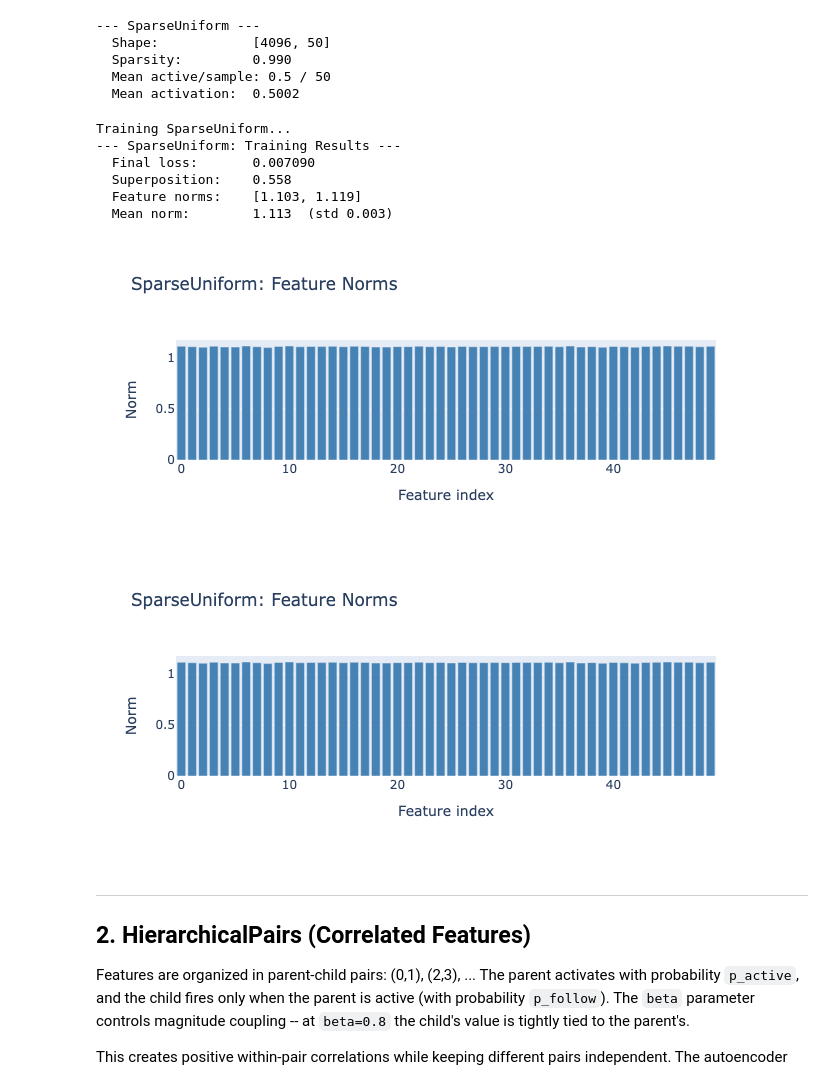
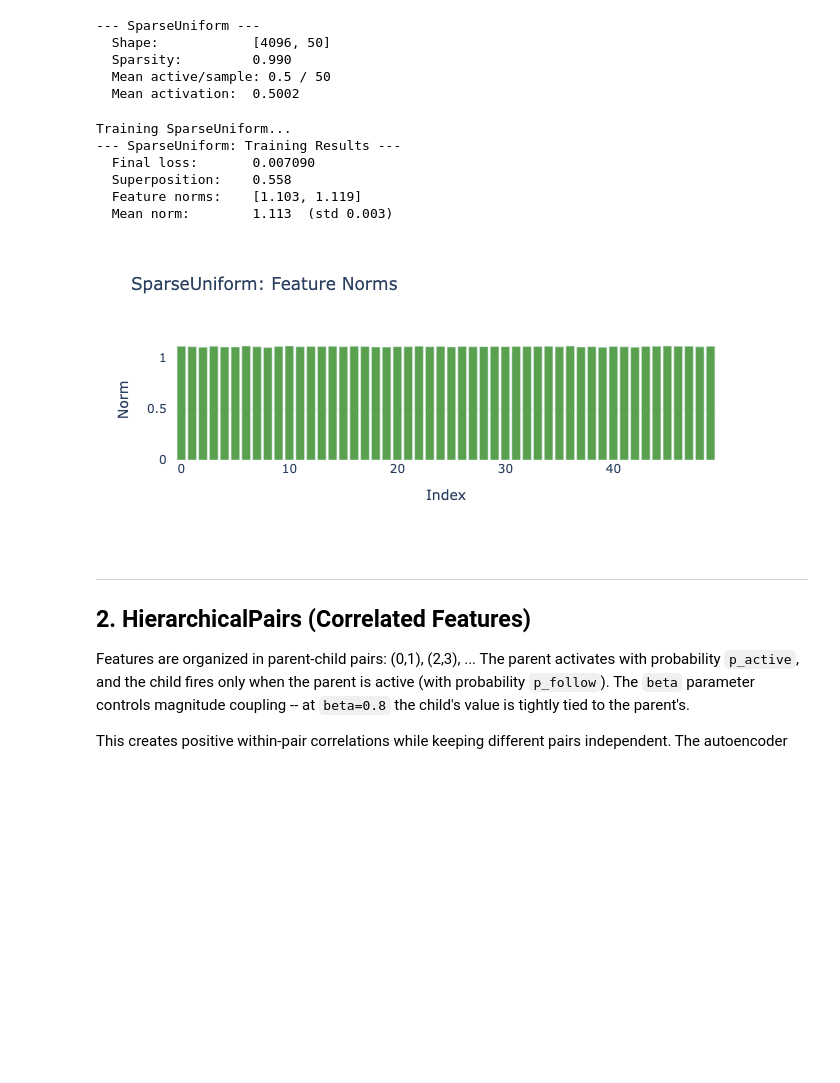
Before and after one commit to OliverSieweke/occhio, a Jupyter notebook: examples/distribution_zoo.ipynb, the cells around one changed output. Cells and saved outputs as stored; diff of their text form; code cells hidden in the pictures; blank space fills up the shorter version.

```diff
--- a/examples/distribution_zoo.ipynb
+++ b/examples/distribution_zoo.ipynb
@@ -50,6 +51,9 @@ LEARNING_RATE = 3e-4
 P_ACTIVE = 0.01
 BATCH_SIZE = 1024
 DEVICE = "cpu"
+
+# Native occhio plot for per-feature norms
+feature_norm_plot = FeatureNormByIndexPlot()
 
 
 def data_fingerprint(dist, name, n_samples=4096):
@@ -98,25 +102,11 @@ def train_and_report(dist, name):
     return tm, losses
 
 
-def plot_feature_norms(tm, title):
-    """Bar chart of per-feature norms."""
-    norms = tm.feature_norms.detach().cpu().numpy()
-    fig = go.Figure(
-        data=go.Bar(
-            x=list(range(len(norms))),
-            y=norms,
-            marker_color="steelblue",
-        )
-    )
-    fig.update_layout(
-        title=title,
-        xaxis_title="Feature index",
-        yaxis_title="Norm",
-        height=300,
-        width=700,
-    )
+def show_feature_norms(tm, title):
+    """Show per-feature norms using occhio's native FeatureNormByIndexPlot."""
+    fig = feature_norm_plot(tm, height=300, width=700)
+    fig.update_layout(title=title)
     fig.show()
-    return fig
 # %% [markdown]
 ---
 ## 1. SparseUniform (Baseline)
@@ -142,16 +132,15 @@ x_sparse = data_fingerprint(sparse_dist, "SparseUniform")
 # %%
 print("Training SparseUniform...")
 tm_sparse, losses_sparse = train_and_report(sparse_dist, "SparseUniform")
-plot_feature_norms(tm_sparse, "SparseUniform: Feature Norms")
+show_feature_norms(tm_sparse, "SparseUniform: Feature Norms")
 # %% [output]
 Training SparseUniform...
 --- SparseUniform: Training Results ---
   Final loss:       0.007090
   Superposition:    0.558
   Feature norms:    [1.103, 1.119]
   Mean norm:        1.113  (std 0.003)
-[figure, old version]
+[figure, new version]
-[figure, removed]
 # %% [markdown]
 ---
 ## 2. HierarchicalPairs (Correlated Features)
```
Also changed, not shown: parts of 6 cells of this notebook.
